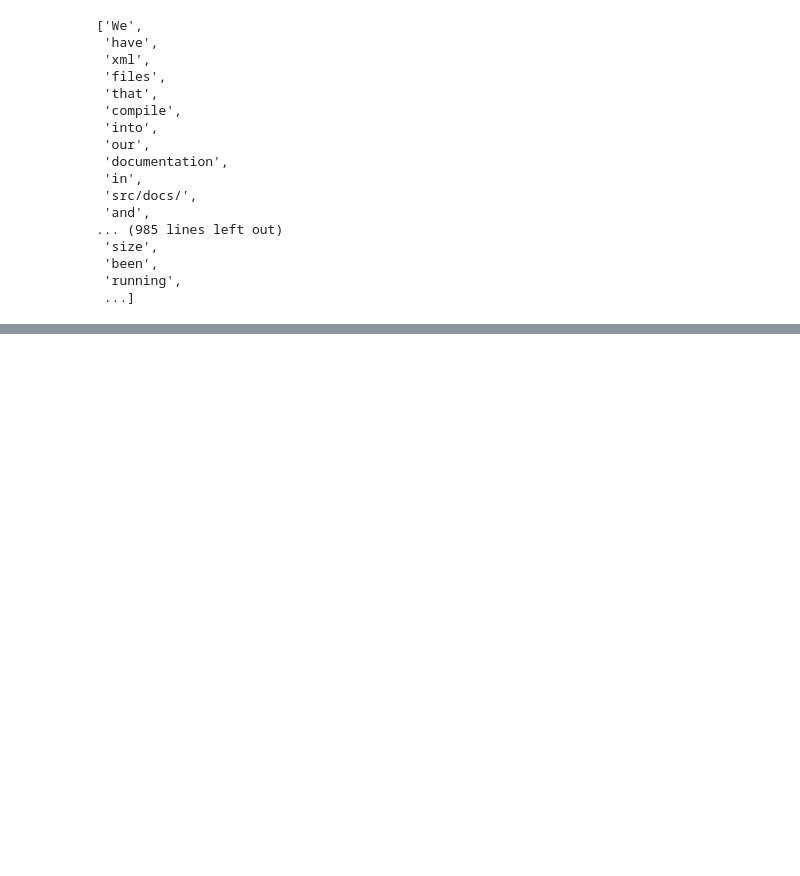
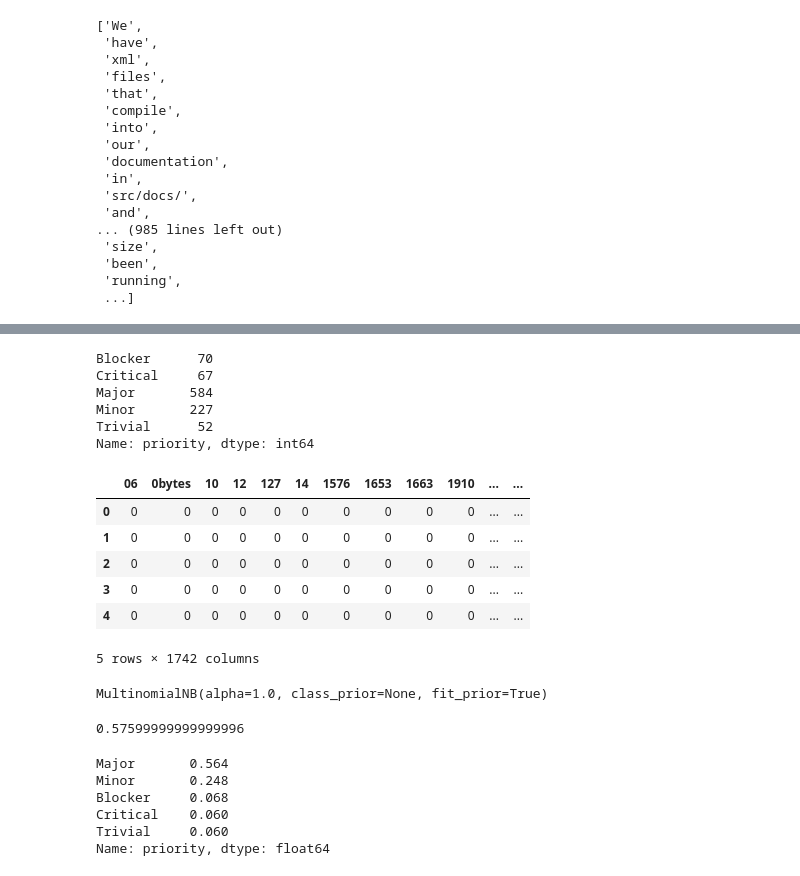
Before and after one commit to andrewBatutin/DummyPM, a Jupyter notebook: ipython/DummyPM.ipynb, the cells around one changed output, grey strips where cells are left out. Saved outputs shown, nothing was run; the diff lists cells and outputs as text; code cells hidden in the pictures; blank space fills up the shorter version.

```diff
--- a/ipython/DummyPM.ipynb
+++ b/ipython/DummyPM.ipynb
@@ -128,0 +151,3 @@ words
+# %%
+X = df.summary.values.astype('U')
+X[:5]
@@ -128,0 +160,3 @@ words
+# %%
+y =df.priority
+y[:5]
@@ -128,0 +171,27 @@ words
+# %%
+y.value_counts().sort_index()
+# %% [output]
+Blocker      70
+Critical     67
+Major       584
+Minor       227
+Trivial      52
+Name: priority, dtype: int64
+# %%
+X_train, X_test, y_train, y_test = train_test_split(X, y, random_state=1)
+
+from sklearn.feature_extraction.text import CountVectorizer
+vect = CountVectorizer()
+# %%
+X_train_dtm = vect.fit_transform(X_train)
+X_test_dtm = vect.transform(X_test)
+# %%
+pd.DataFrame(X_train_dtm.toarray(), columns=vect.get_feature_names()).head()
+# %% [output]
+|  | 06 | 0bytes | 10 | 12 | 127 | 14 | 1576 | 1653 | 1663 | 1910 | ... | ... |
+| 0 | 0 | 0 | 0 | 0 | 0 | 0 | 0 | 0 | 0 | 0 | ... | ... |
+| 1 | 0 | 0 | 0 | 0 | 0 | 0 | 0 | 0 | 0 | 0 | ... | ... |
+| 2 | 0 | 0 | 0 | 0 | 0 | 0 | 0 | 0 | 0 | 0 | ... | ... |
+| 3 | 0 | 0 | 0 | 0 | 0 | 0 | 0 | 0 | 0 | 0 | ... | ... |
+| 4 | 0 | 0 | 0 | 0 | 0 | 0 | 0 | 0 | 0 | 0 | ... | ... |
+5 rows × 1742 columns
@@ -128,0 +201,4 @@ words
+# %%
+nb.fit(X_train_dtm, y_train)
+# %% [output]
+MultinomialNB(alpha=1.0, class_prior=None, fit_prior=True)
@@ -128,0 +207,13 @@ words
+# %%
+metrics.accuracy_score(y_test, y_pred_class)
+# %% [output]
+0.57599999999999996
+# %%
+y_test.value_counts().head(5) / y_test.shape
+# %% [output]
+Major       0.564
+Minor       0.248
+Blocker     0.068
+Critical    0.060
+Trivial     0.060
+Name: priority, dtype: float64
```
Also changed, not shown: parts of 9 cells of this notebook.
